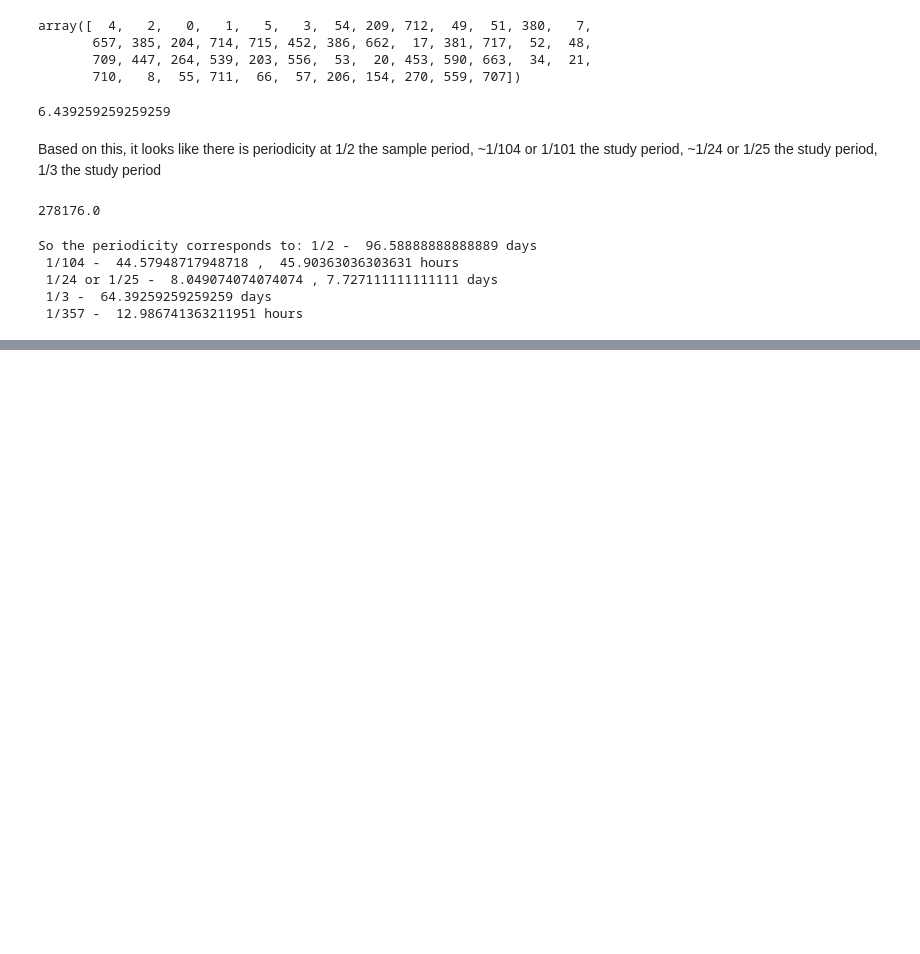
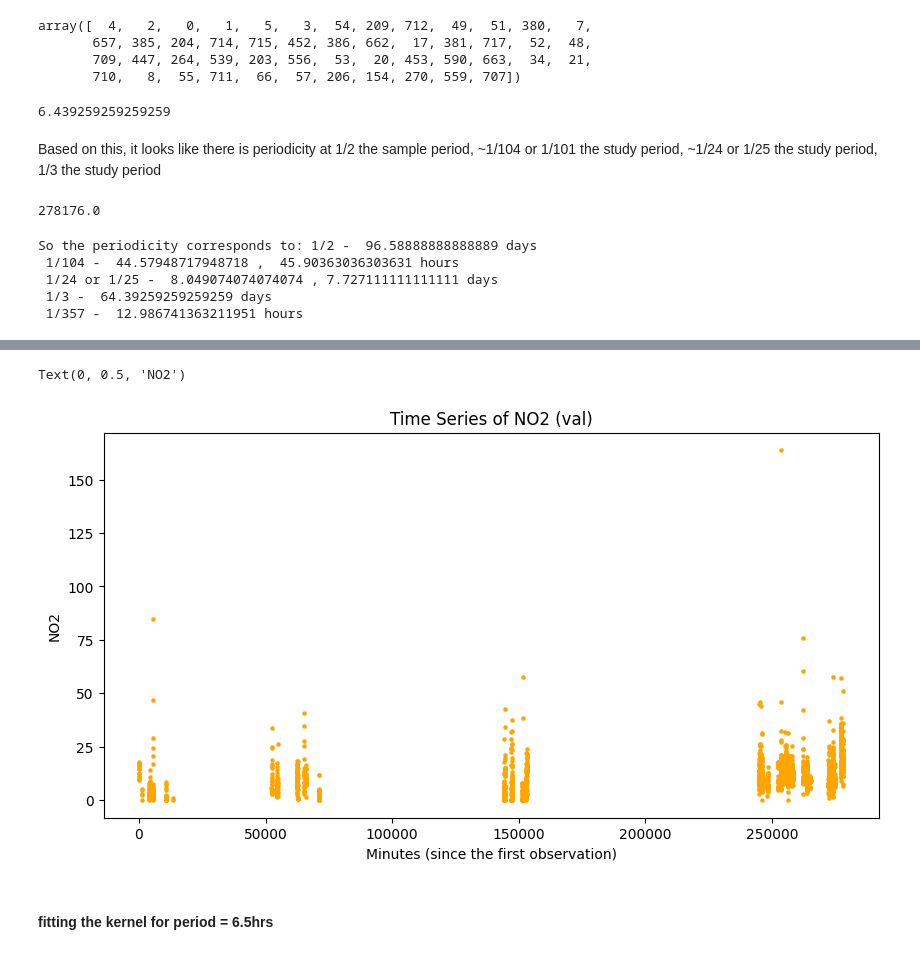
Before and after one commit to xinyuem7/NO2_time_series_analysis, a Jupyter notebook: FourierTransform.ipynb, the cells around one changed output, grey strips where cells are left out. Saved outputs shown, nothing was run; the diff lists cells and outputs as text; code cells hidden in the pictures; blank space fills up the shorter version.

```diff
--- a/FourierTransform.ipynb
+++ b/FourierTransform.ipynb
@@ -350,0 +393,11 @@ So the periodicity corresponds to: 1/2 -  96.58888888888889 days
+# %%
+plt.figure(figsize=(10, 5))
+plt.scatter(val_avg_NO2['tot_min_rounded'], val_avg_NO2['NO2'], color='orange', s=5)
+plt.title('Time Series of NO2 (val)')
+plt.xlabel('Minutes (since the first observation)')
+plt.ylabel('NO2')
+# %% [output]
+Text(0, 0.5, 'NO2')
+[figure, added]
+# %% [markdown]
+#### fitting the kernel for period = 6.5hrs
```
Also changed, not shown: parts of 10 cells of this notebook, 2 other files.
